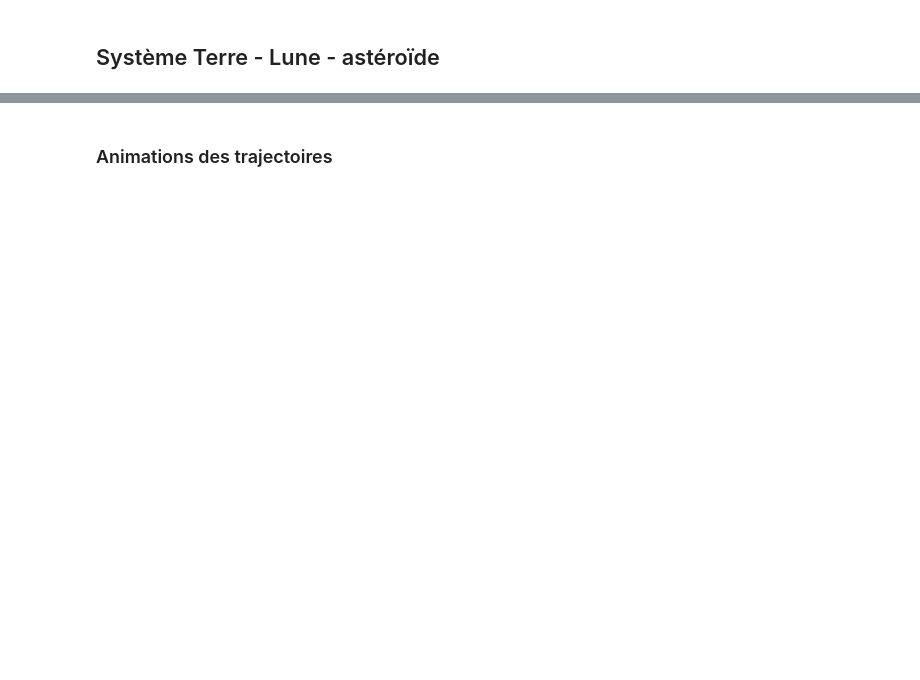
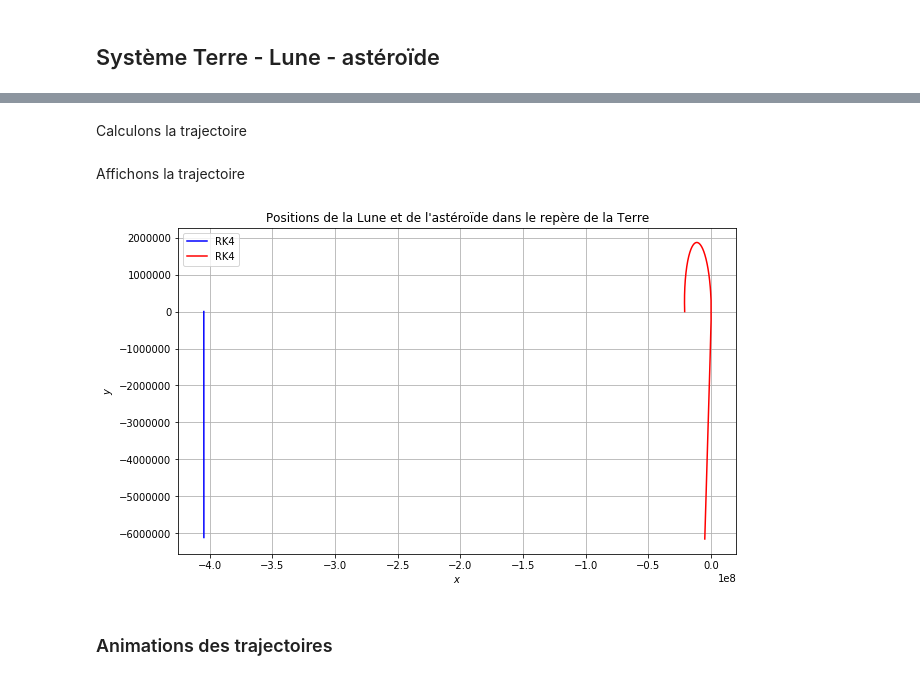
Before and after one commit to BerthilWorshipersSociety/MATH-314_travail_1, a Jupyter notebook: Travail n°1 Kepler - SCHOONEN Cédric, JAMOTTE Maxime.ipynb, the cells around one changed output, grey strips where cells are left out. Saved outputs shown, nothing was run; the diff lists cells and outputs as text; code cells hidden in the pictures; blank space fills up the shorter version.

```diff
--- a/Travail n°1 Kepler - SCHOONEN Cédric, JAMOTTE Maxime.ipynb
+++ b/Travail n°1 Kepler - SCHOONEN Cédric, JAMOTTE Maxime.ipynb
@@ -297,0 +281,5 @@ def f_ast(uT,uL,uA):
+# %%
+#Xcenter = (maxX+minX)/2
+#Ycenter = (maxY+minY)/2
+Xcenter = 1/2*(numpy.max(dataLT[:,0])+numpy.min(dataLT[:,0]))
+Ycenter = 1/2*(numpy.max(dataLT[:,1])+numpy.min(dataLT[:,1]))
@@ -313,39 +326,36 @@ Trouvons l'instant *t_apL* où la lune est à l'apogée de sa trajectoire autour
 # %%
-#NEW ast
-T = 3600*24*3
-dt = 100
+T = 3600*1.75*1
+dt = 10
 N = 1+int(T/dt)
 
 mT = 5.972*10**24
 mL = 7.348*10**22
 G = 6.67408*10**-11
 
-dataL = numpy.empty((N,4))
-dataT = dataL.copy()
-dataA = dataL.copy()
+dataLT = numpy.empty((N,4))
+dataAT = numpy.empty((N,4))
 
-dataL[0] = newInitL # conditions initiales
-dataT[0] = newInitT
-dataA[0] = [Xcenter, Ycenter,-3000,1500]
+dataLT[0] = uLT_apogee
+dataAT[0] = [Xcenter, Ycenter,-500,500]
-# %%
-for t in range(1,N):
-    W = rk4_ast(f_ast,dataT[t-1],dataL[t-1],dataA[t-1],dt)
-    dataT[t] = W[0]
-    dataL[t] = W[1]
-    dataA[t] = W[2]
-
-posLT = dataL[:,0:2] - dataT[:,0:2] #position de la lune dans le repère de la Terre
-posAT = dataA[:,0:2] - dataT[:,0:2] #position de l'astéroïde dans le repère de la Terre
+# %% [markdown]
+Calculons la trajectoire
+# %%
+for t in range(1,N):
+
+    temp = rk4_ast(f_ast,dataLT[t-1],dataAT[t-1],dt)
+    dataLT[t] = temp[0]
+    dataAT[t] = temp[1]
+# %% [markdown]
+Affichons la trajectoire
 # %%
-# Plot the position of the moon and the earth in the initial frame
-
 pyplot.figure(figsize=(10,6))
 pyplot.grid(True)
 pyplot.xlabel('$x$')
 pyplot.ylabel('$y$')
-pyplot.plot(dataL[:,0],dataL[:,1], 'b-', label='RK4')
-pyplot.plot(dataT[:,0],dataT[:,1], 'b-', label='RK4')
-pyplot.plot(dataA[:,0],dataA[:,1], 'r-', label='RK4')
-pyplot.title('Positions of the asteroïd, the moon and the earth in the initial frame')
+pyplot.plot(dataLT[:,0],dataLT[:,1], 'b-', label='RK4')
+pyplot.plot(dataAT[:,0],dataAT[:,1], 'r-', label='RK4')
+pyplot.title('Positions de la Lune et de l\'astéroïde dans le repère de la Terre')
 pyplot.legend();
 pyplot.show();
+# %% [output]
+[figure, added]
```
Also changed, not shown: parts of 32 cells of this notebook.
